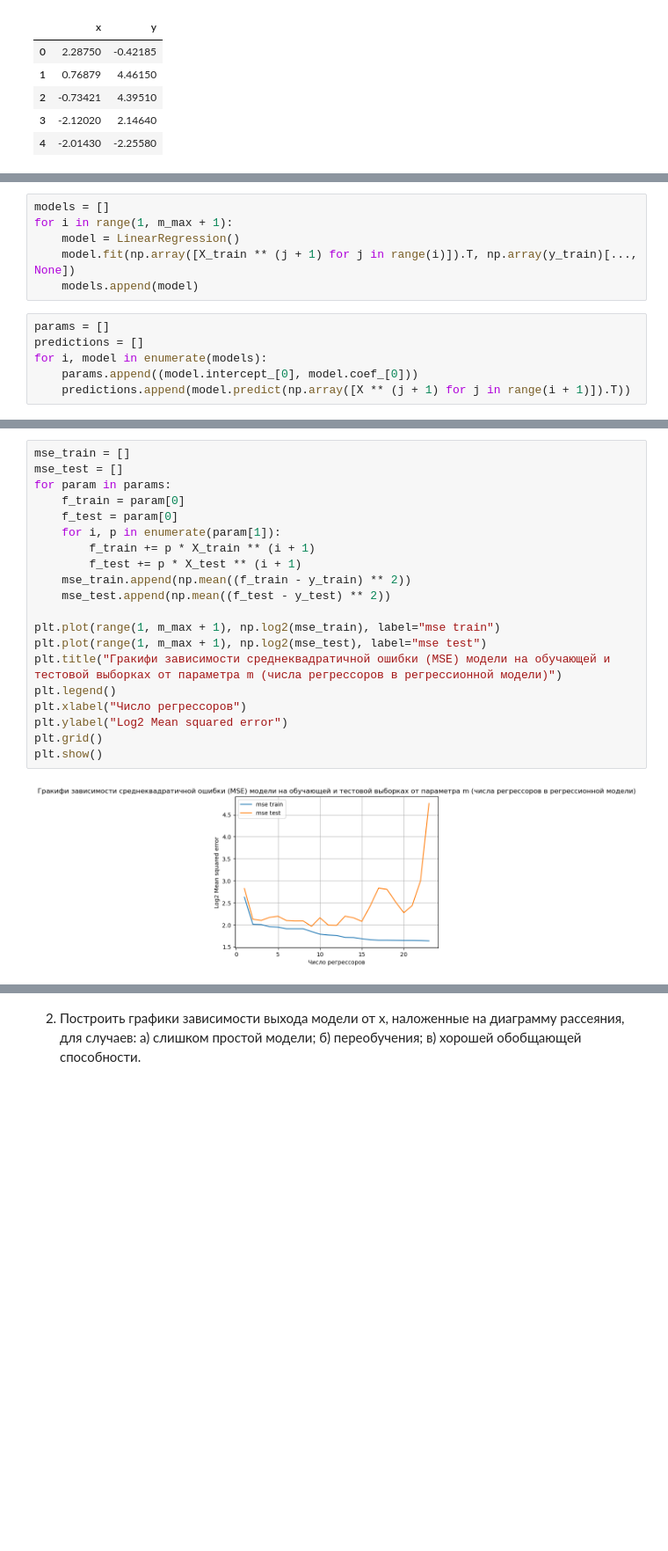
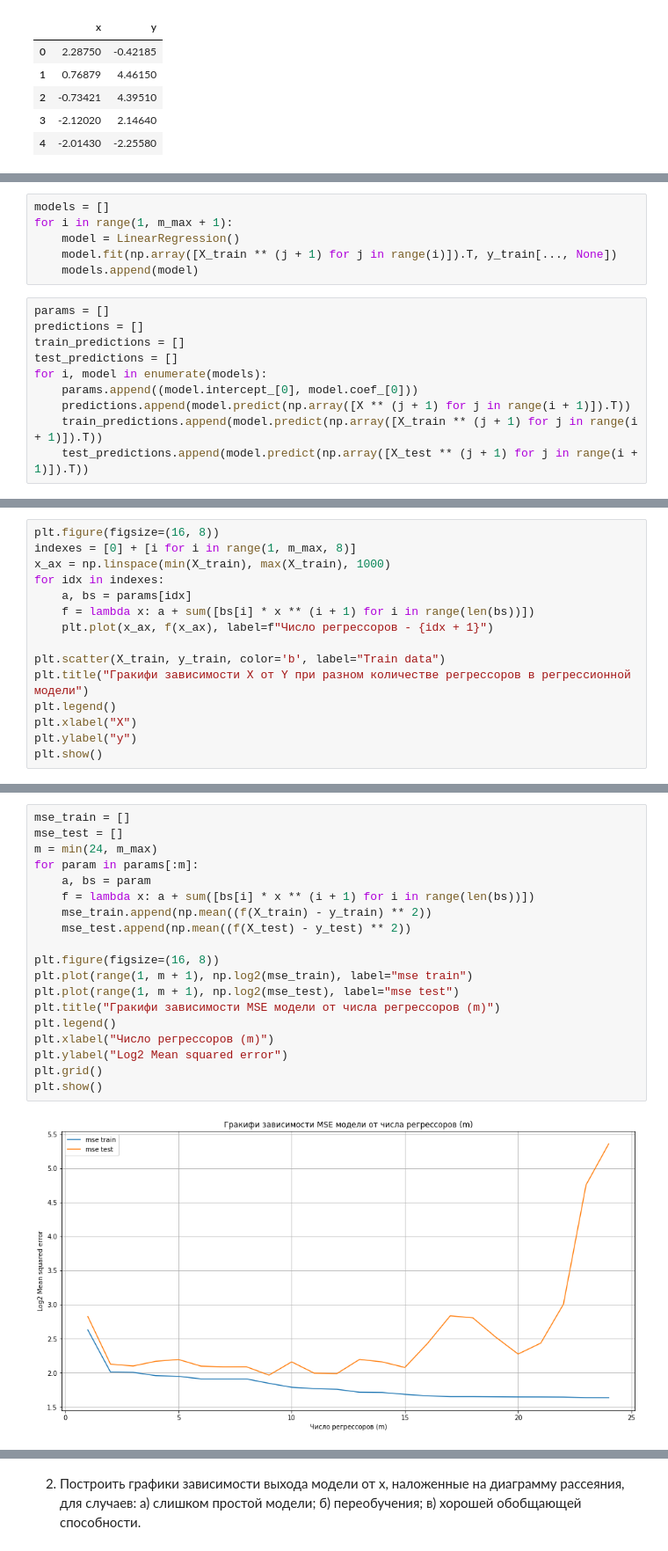
Before and after one commit to aeglushkov/mephi-ml-2021, a Jupyter notebook: Lab01.ipynb, the cells around one changed output, grey strips where cells are left out. Shown at 88% size. Cells and saved outputs as stored; diff of their text form; blank space fills up the shorter version.

```diff
--- a/Lab01.ipynb
+++ b/Lab01.ipynb
@@ -37,11 +81,15 @@ y_test = df_test['y'].values
 models = []
 for i in range(1, m_max + 1):
     model = LinearRegression()
-    model.fit(np.array([X_train ** (j + 1) for j in range(i)]).T, np.array(y_train)[..., None])
+    model.fit(np.array([X_train ** (j + 1) for j in range(i)]).T, y_train[..., None])
     models.append(model)
 # %%
 params = []
 predictions = []
+train_predictions = []
+test_predictions = []
 for i, model in enumerate(models):
     params.append((model.intercept_[0], model.coef_[0]))
     predictions.append(model.predict(np.array([X ** (j + 1) for j in range(i + 1)]).T))
+    train_predictions.append(model.predict(np.array([X_train ** (j + 1) for j in range(i + 1)]).T))
+    test_predictions.append(model.predict(np.array([X_test ** (j + 1) for j in range(i + 1)]).T))
@@ -62,0 +96,15 @@ plt.show()
+# %%
+plt.figure(figsize=(16, 8))
+indexes = [0] + [i for i in range(1, m_max, 8)]
+x_ax = np.linspace(min(X_train), max(X_train), 1000)
+for idx in indexes:
+    a, bs = params[idx]
+    f = lambda x: a + sum([bs[i] * x ** (i + 1) for i in range(len(bs))])
+    plt.plot(x_ax, f(x_ax), label=f"Число регрессоров - {idx + 1}")
+
+plt.scatter(X_train, y_train, color='b', label="Train data")
+plt.title("Гракифи зависимости X от Y при разном количестве регрессоров в регрессионной модели")
+plt.legend()
+plt.xlabel("X")
+plt.ylabel("y")
+plt.show()
@@ -63,22 +113,21 @@ plt.show()
 # %%
 mse_train = []
 mse_test = []
-for param in params:
-    f_train = param[0]
-    f_test = param[0]
-    for i, p in enumerate(param[1]):
-        f_train += p * X_train ** (i + 1)
-        f_test += p * X_test ** (i + 1)
-    mse_train.append(np.mean((f_train - y_train) ** 2))
-    mse_test.append(np.mean((f_test - y_test) ** 2))
+m = min(24, m_max)
+for param in params[:m]:
+    a, bs = param
+    f = lambda x: a + sum([bs[i] * x ** (i + 1) for i in range(len(bs))])
+    mse_train.append(np.mean((f(X_train) - y_train) ** 2))
+    mse_test.append(np.mean((f(X_test) - y_test) ** 2))
 
-plt.plot(range(1, m_max + 1), np.log2(mse_train), label="mse train")
-plt.plot(range(1, m_max + 1), np.log2(mse_test), label="mse test")
-plt.title("Гракифи зависимости среднеквадратичной ошибки (MSE) модели на обучающей и тестовой выборках от параметра m (числа регрессоров в регрессионной модели)")
+plt.figure(figsize=(16, 8))
+plt.plot(range(1, m + 1), np.log2(mse_train), label="mse train")
+plt.plot(range(1, m + 1), np.log2(mse_test), label="mse test")
+plt.title("Гракифи зависимости MSE модели от числа регрессоров (m)")
 plt.legend()
-plt.xlabel("Число регрессоров")
+plt.xlabel("Число регрессоров (m)")
 plt.ylabel("Log2 Mean squared error")
 plt.grid()
 plt.show()
 # %% [output]
-[figure, old version]
+[figure, new version]
```
Also changed, not shown: parts of 34 cells of this notebook.
